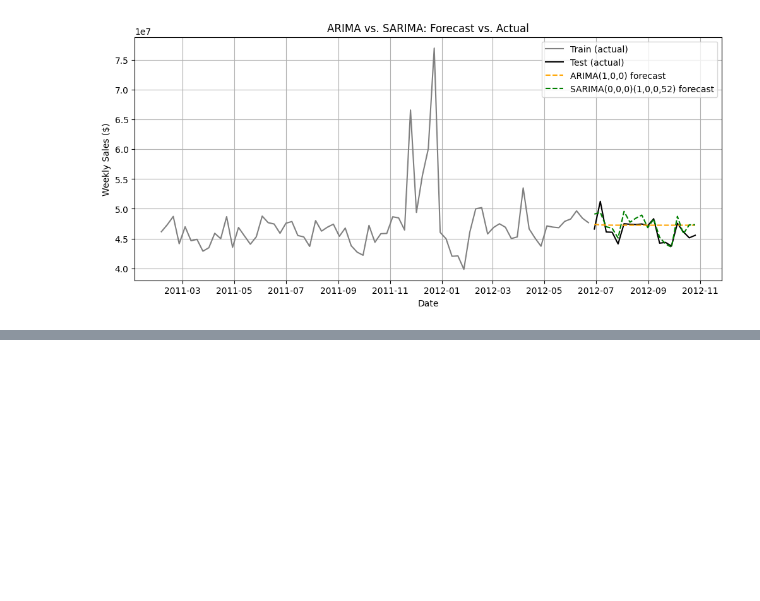
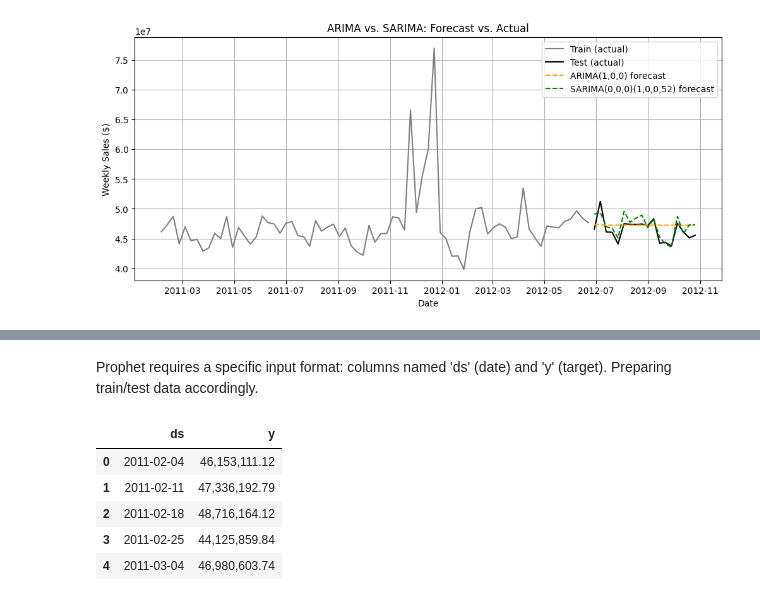
Before and after one commit to Bassey-data/Retail-sales-forecasting, a Jupyter notebook: retail_sales_forecasting.ipynb, the cells around one changed output, grey strips where cells are left out. Cells and saved outputs as stored; diff of their text form; code cells hidden in the pictures; blank space fills up the shorter version.

```diff
--- a/retail_sales_forecasting.ipynb
+++ b/retail_sales_forecasting.ipynb
@@ -720,0 +738,15 @@ plt.show()
+# %% [markdown]
+Prophet requires a specific input format: columns named 'ds' (date) and 'y' (target).
+Preparing train/test data accordingly.
+# %%
+prophet_train = train_df[['Date', 'Weekly_Sales']].rename(columns={'Date': 'ds', 'Weekly_Sales': 'y'})
+prophet_test = test_df[['Date', 'Weekly_Sales']].rename(columns={'Date': 'ds', 'Weekly_Sales': 'y'})
+
+prophet_train.head()
+# %% [output]
+|  | ds | y |
+| 0 | 2011-02-04 | 46,153,111.12 |
+| 1 | 2011-02-11 | 47,336,192.79 |
+| 2 | 2011-02-18 | 48,716,164.12 |
+| 3 | 2011-02-25 | 44,125,859.84 |
+| 4 | 2011-03-04 | 46,980,603.74 |
```
Also changed, not shown: parts of 9 cells of this notebook.
